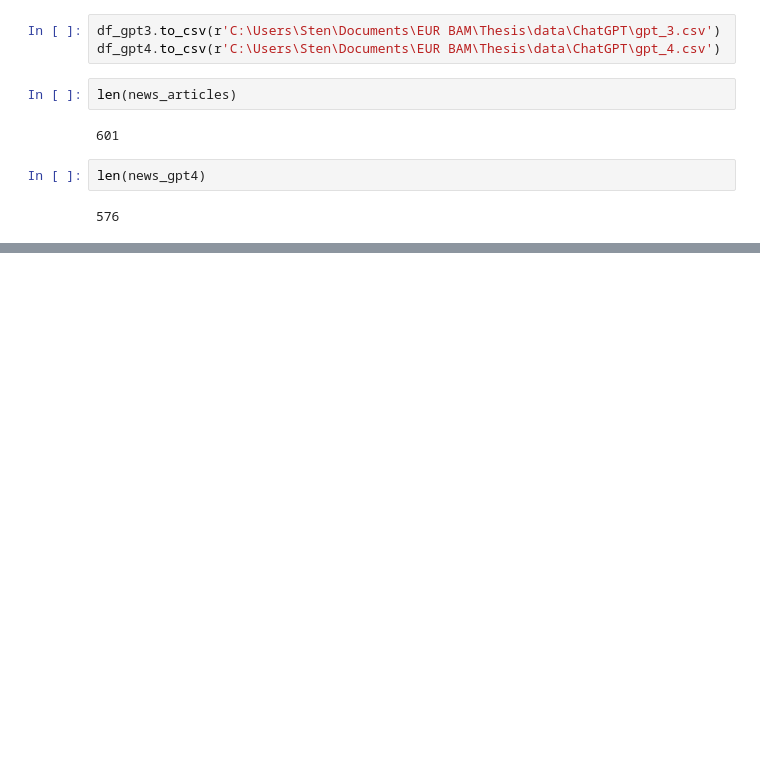
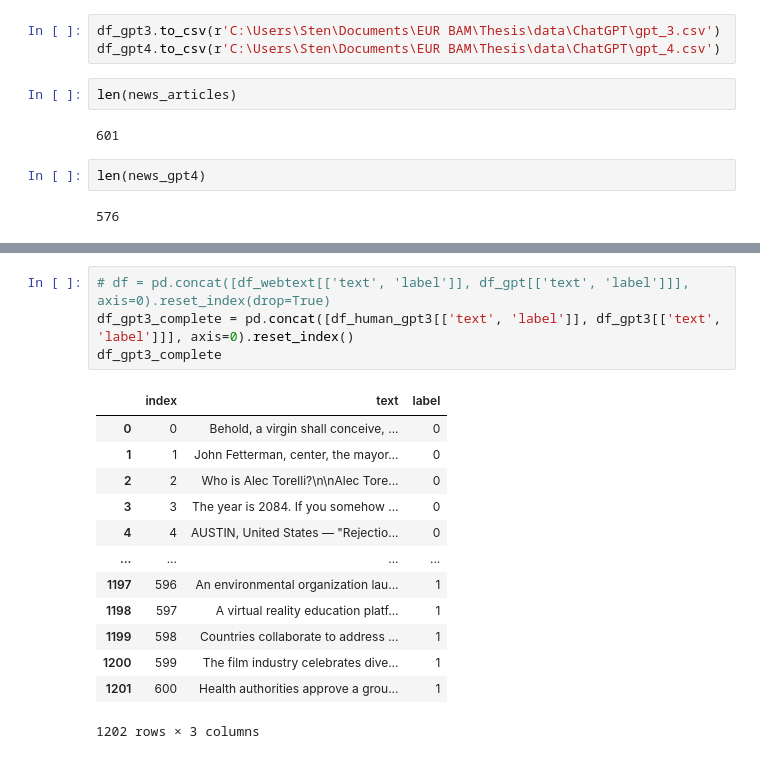
Before and after one commit to StenRSM/BAM-thesis, a Jupyter notebook: ChatGPT_news.ipynb, the cells around one changed output, grey strips where cells are left out. Drawn from its saved outputs; the diff is of its cells as text; blank space fills up the shorter version.

```diff
--- a/ChatGPT_news.ipynb
+++ b/ChatGPT_news.ipynb
@@ -1890,0 +1950,18 @@ len(news_gpt4)
+# %%
+# df = pd.concat([df_webtext[['text', 'label']], df_gpt[['text', 'label']]], axis=0).reset_index(drop=True)
+df_gpt3_complete = pd.concat([df_human_gpt3[['text', 'label']], df_gpt3[['text', 'label']]], axis=0).reset_index()
+df_gpt3_complete
+# %% [output]
+|  | index | text | label |
+| 0 | 0 | Behold, a virgin shall conceive, ... | 0 |
+| 1 | 1 | John Fetterman, center, the mayor... | 0 |
+| 2 | 2 | Who is Alec Torelli?\n\nAlec Tore... | 0 |
+| 3 | 3 | The year is 2084. If you somehow ... | 0 |
+| 4 | 4 | AUSTIN, United States — "Rejectio... | 0 |
+| ... | ... | ... | ... |
+| 1197 | 596 | An environmental organization lau... | 1 |
+| 1198 | 597 | A virtual reality education platf... | 1 |
+| 1199 | 598 | Countries collaborate to address ... | 1 |
+| 1200 | 599 | The film industry celebrates dive... | 1 |
+| 1201 | 600 | Health authorities approve a grou... | 1 |
+1202 rows × 3 columns
```
Also changed, not shown: parts of 11 cells of this notebook, 1 other file.
